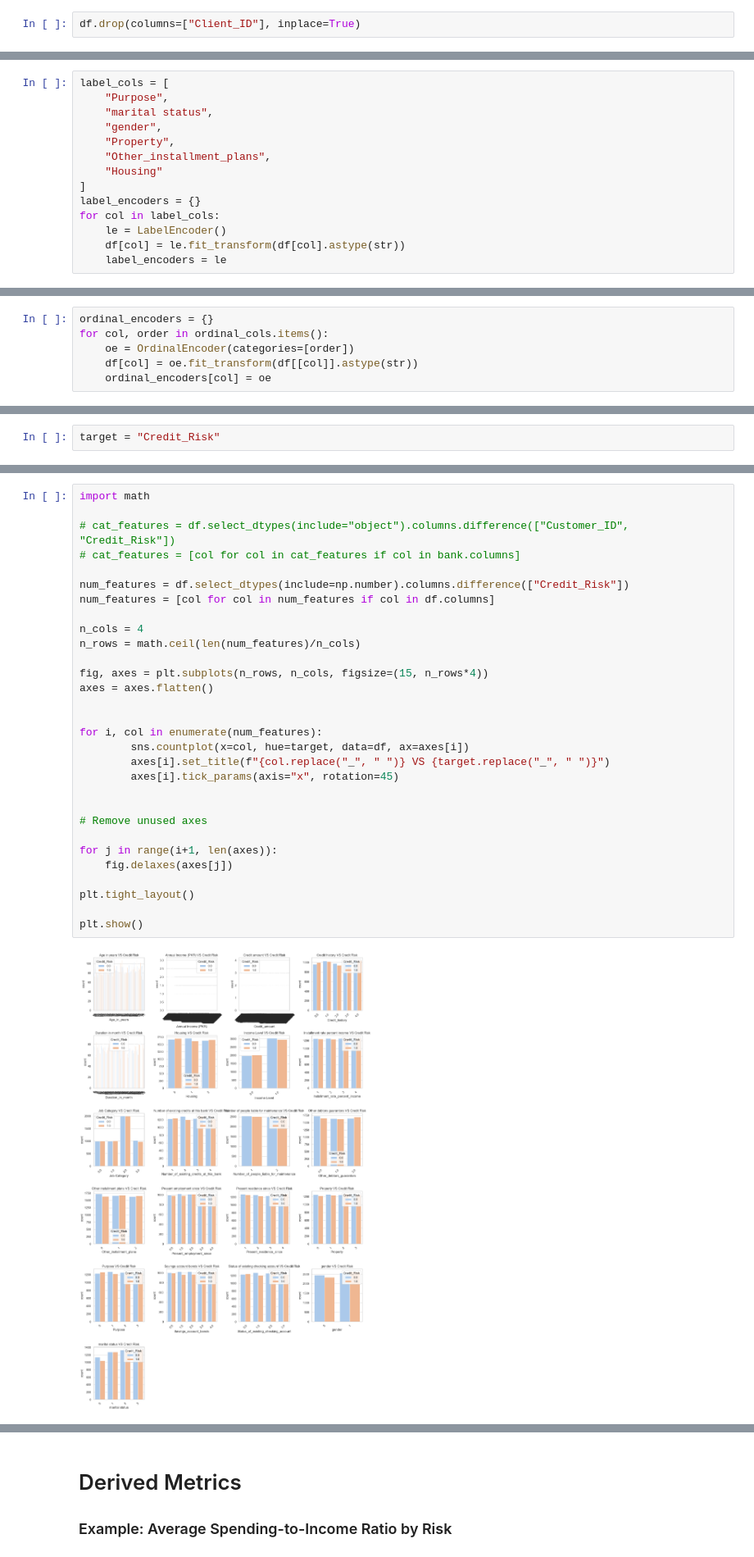
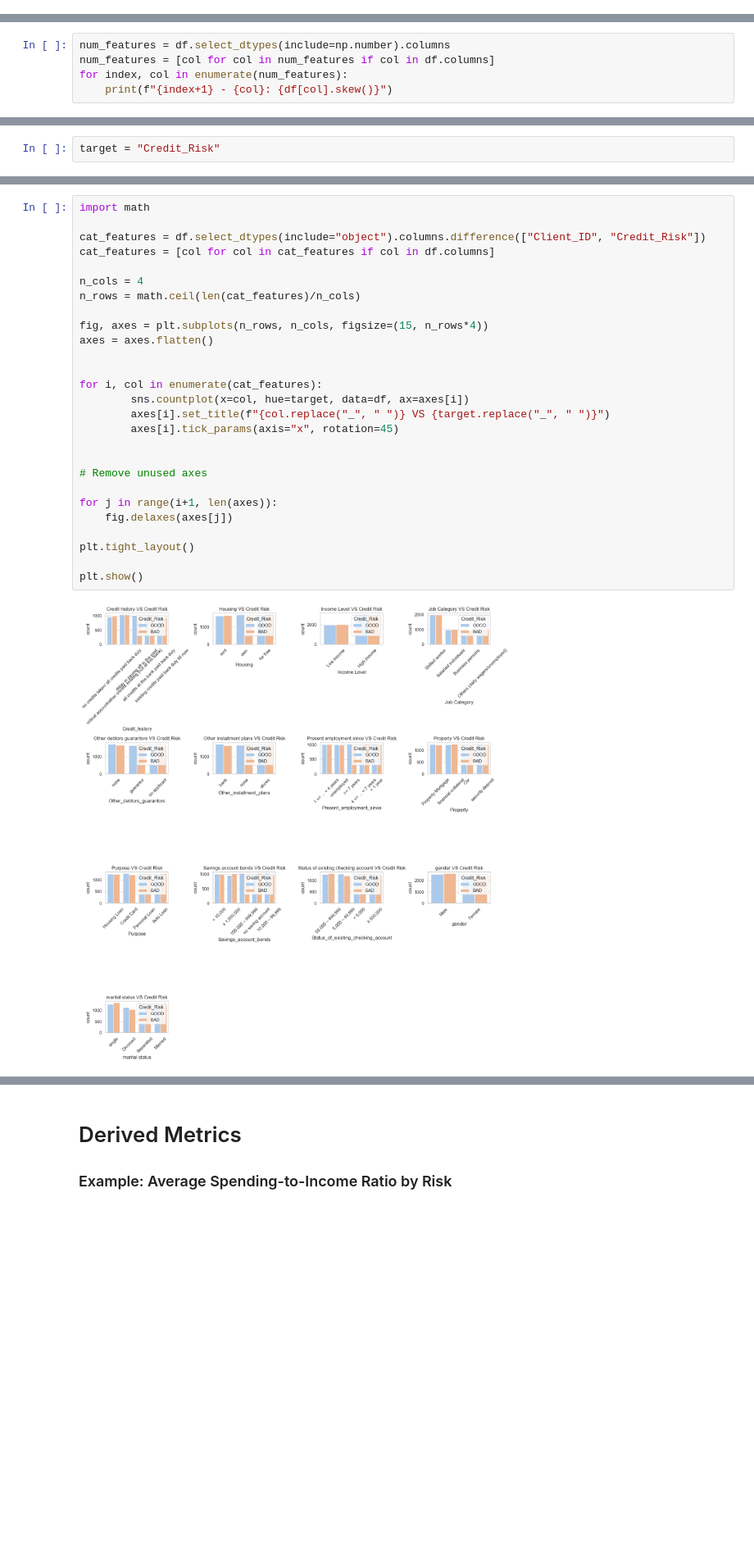
Before and after one commit to atifsalam78/Machine_Learning, a Jupyter notebook: bank_customer_updated.ipynb, the cells around one changed output, grey strips where cells are left out. Shown at 82% size. Cells and saved outputs as stored; diff of their text form; blank space fills up the shorter version.

```diff
--- a/bank_customer_updated.ipynb
+++ b/bank_customer_updated.ipynb
@@ -37,2 +17,0 @@ df.head()
-# %%
-df.drop(columns=["Client_ID"], inplace=True)
@@ -41,14 +17,0 @@ df.drop(columns=["Client_ID"], inplace=True)
-# %%
-label_cols = [
-    "Purpose",
-    "marital status",
-    "gender",
-    "Property",
-    "Other_installment_plans",
-    "Housing"
-]
-label_encoders = {}
-for col in label_cols:
-    le = LabelEncoder()
-    df[col] = le.fit_transform(df[col].astype(str))
-    label_encoders = le
@@ -121,7 +18 @@ ordinal_cols = {
-# %%
-ordinal_encoders = {}
-for col, order in ordinal_cols.items():
-    oe = OrdinalEncoder(categories=[order])
-    df[col] = oe.fit_transform(df[[col]].astype(str))
-    ordinal_encoders[col] = oe
 # %%
@@ -235,0 +116,5 @@ plt.show()
+# %%
+num_features = df.select_dtypes(include=np.number).columns
+num_features = [col for col in num_features if col in df.columns]
+for index, col in enumerate(num_features):
+    print(f"{index+1} - {col}: {df[col].skew()}")
@@ -266,33 +172,30 @@ plt.show()
 # %%
 import math
 
-# cat_features = df.select_dtypes(include="object").columns.difference(["Customer_ID", "Credit_Risk"])
-# cat_features = [col for col in cat_features if col in bank.columns]
-
-num_features = df.select_dtypes(include=np.number).columns.difference(["Credit_Risk"])
-num_features = [col for col in num_features if col in df.columns]
+cat_features = df.select_dtypes(include="object").columns.difference(["Client_ID", "Credit_Risk"])
+cat_features = [col for col in cat_features if col in df.columns]
 
 n_cols = 4
-n_rows = math.ceil(len(num_features)/n_cols)
+n_rows = math.ceil(len(cat_features)/n_cols)
 
 fig, axes = plt.subplots(n_rows, n_cols, figsize=(15, n_rows*4))
 axes = axes.flatten()
 
 
-for i, col in enumerate(num_features):
+for i, col in enumerate(cat_features):
         sns.countplot(x=col, hue=target, data=df, ax=axes[i])
         axes[i].set_title(f"{col.replace("_", " ")} VS {target.replace("_", " ")}")
         axes[i].tick_params(axis="x", rotation=45)
 
 
 # Remove unused axes
 
 for j in range(i+1, len(axes)):
     fig.delaxes(axes[j])
 
 plt.tight_layout()
 
 plt.show()
 # %% [output]
-[figure, old version]
+[figure, new version]
 # %% [markdown]
```
Also changed, not shown: parts of 144 cells of this notebook, 3 other files.
